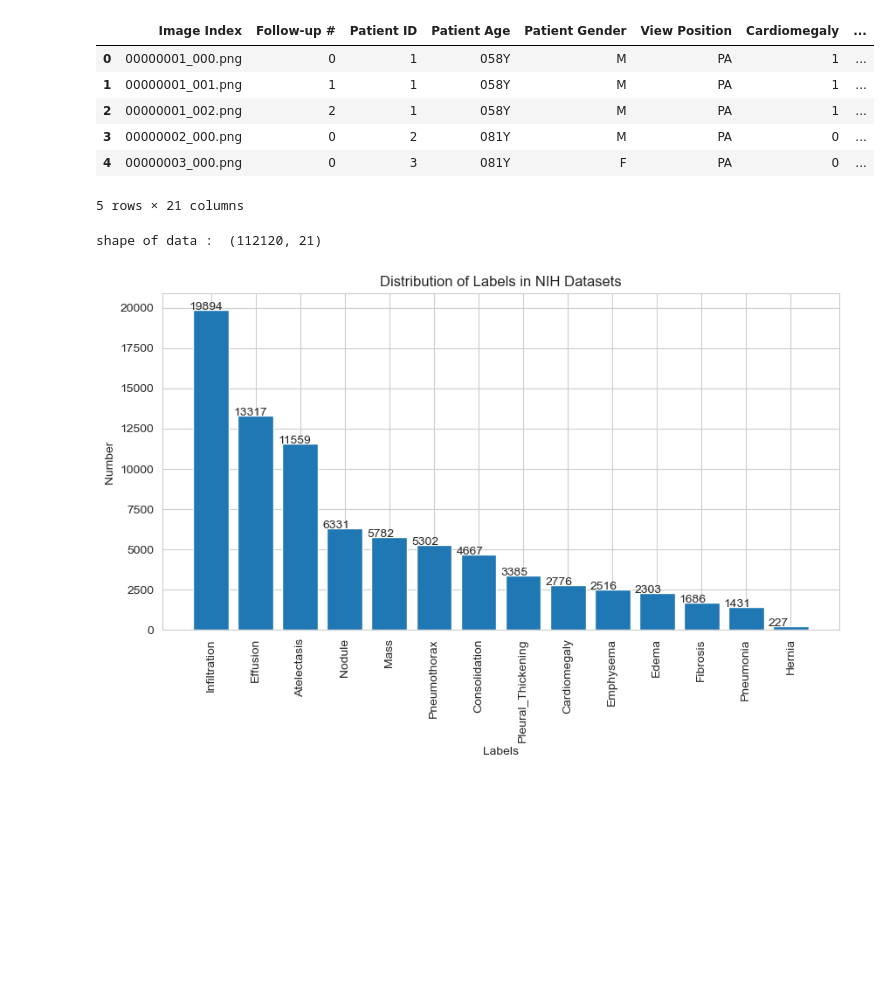
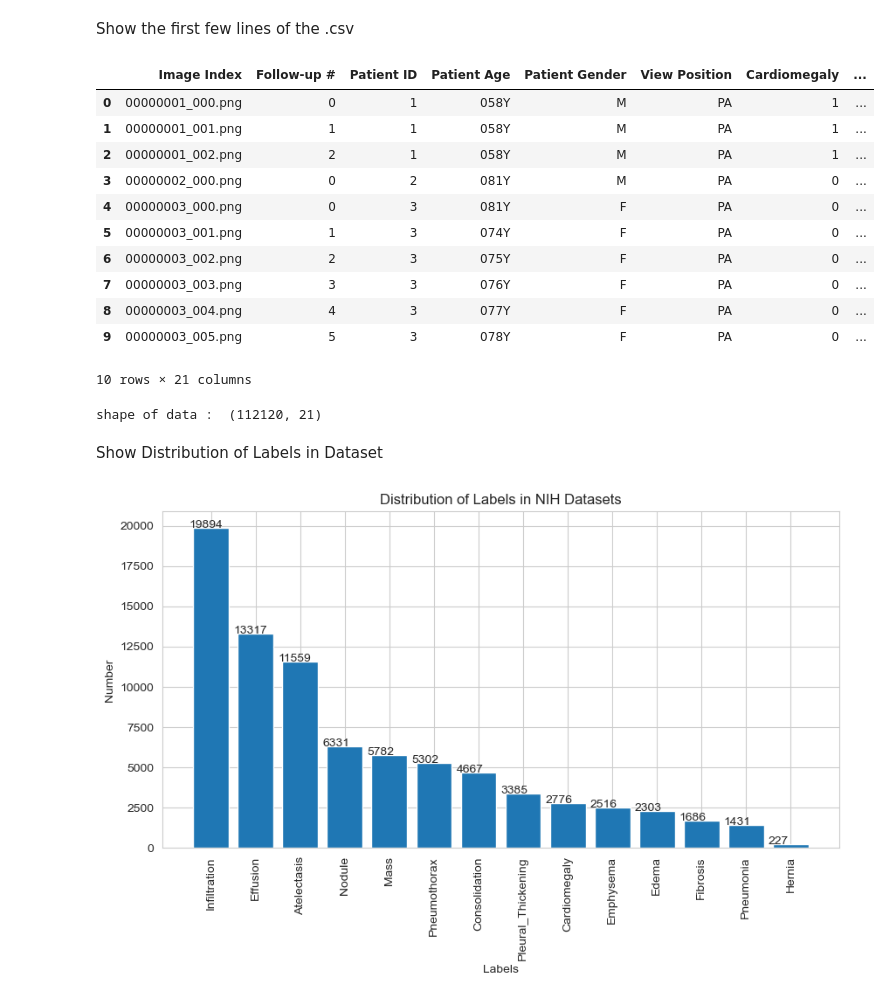
Before and after one commit to haooyuee/reproduce-chexnet-nih-chexphoto, a Jupyter notebook: Explore_nihdataset.ipynb, the cells around one changed output. Cells and saved outputs as stored; diff of their text form; code cells hidden in the pictures; blank space fills up the shorter version.

```diff
--- a/Explore_nihdataset.ipynb
+++ b/Explore_nihdataset.ipynb
@@ -14,23 +14,32 @@ sns.set_style('whitegrid')
 %matplotlib inline
 import warnings
 warnings.filterwarnings('ignore')
+# %% [markdown]
+Show the first few lines of the .csv
 # %%
 # reading the data
 data = pd.read_csv("nih_labels.csv")
-data.head()
+data.head(10)
 # %% [output]
 |  | Image Index | Follow-up # | Patient ID | Patient Age | Patient Gender | View Position | Cardiomegaly | ... |
 | 0 | 00000001_000.png | 0 | 1 | 058Y | M | PA | 1 | ... |
 | 1 | 00000001_001.png | 1 | 1 | 058Y | M | PA | 1 | ... |
 | 2 | 00000001_002.png | 2 | 1 | 058Y | M | PA | 1 | ... |
 | 3 | 00000002_000.png | 0 | 2 | 081Y | M | PA | 0 | ... |
 | 4 | 00000003_000.png | 0 | 3 | 081Y | F | PA | 0 | ... |
+| 5 | 00000003_001.png | 1 | 3 | 074Y | F | PA | 0 | ... |
+| 6 | 00000003_002.png | 2 | 3 | 075Y | F | PA | 0 | ... |
+| 7 | 00000003_003.png | 3 | 3 | 076Y | F | PA | 0 | ... |
+| 8 | 00000003_004.png | 4 | 3 | 077Y | F | PA | 0 | ... |
+| 9 | 00000003_005.png | 5 | 3 | 078Y | F | PA | 0 | ... |
-5 rows × 21 columns
+10 rows × 21 columns
 # %%
 # get shape of data
 print('shape of data : ',data.shape)
 # %% [output]
 shape of data :  (112120, 21)
+# %% [markdown]
+Show Distribution of Labels in Dataset
 # %%
 label = ['Atelectasis','Cardiomegaly','Effusion','Infiltration','Mass','Nodule','Pneumonia','Pneumothorax','Consolidation','Edema','Emphysema','Fibrosis','Pleural_Thickening','Hernia']
 data_disease = data[label]
```
Also changed, not shown: parts of 6 cells of this notebook, 5 other files.
